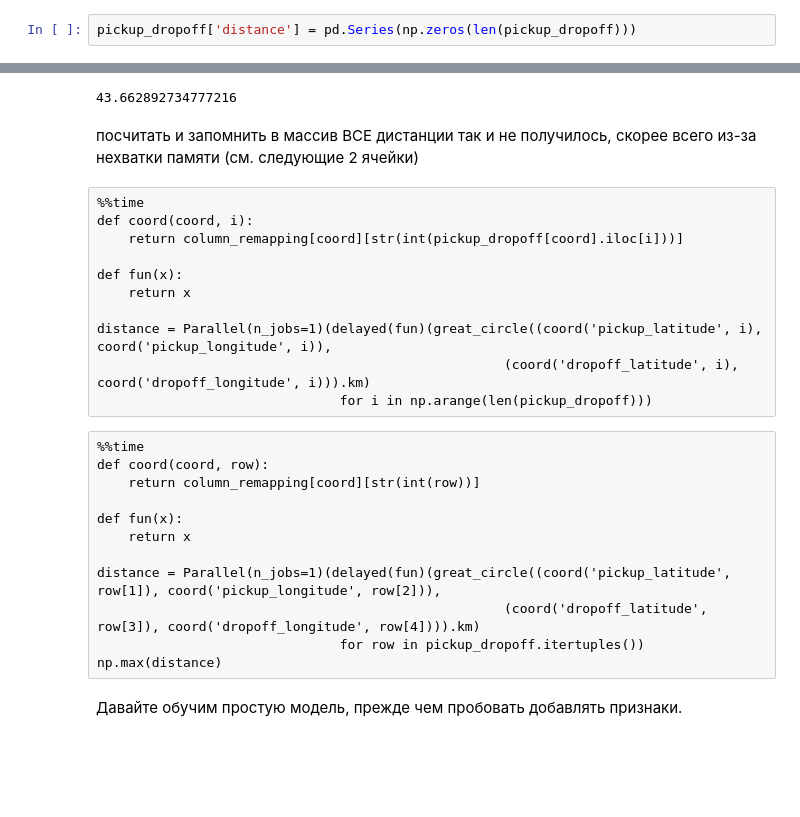
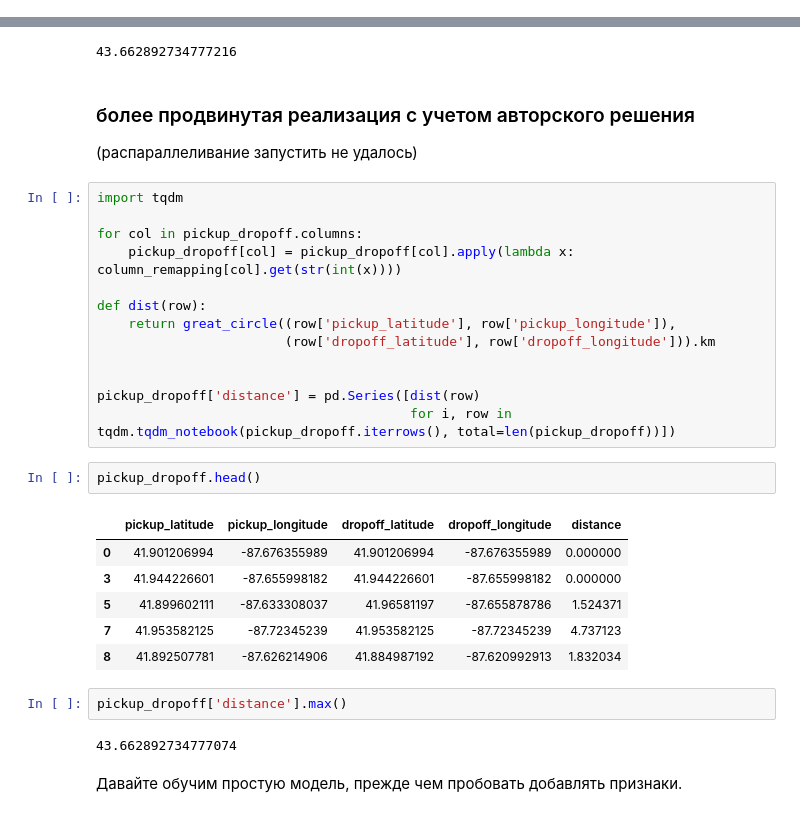
Before and after one commit to shereshevskiy/mlcourse_open, a Jupyter notebook: jupyter_notebooks/topic06_features/[MySolution]_hw6_session2_features.ipynb, the cells around one changed output, grey strips where cells are left out. Saved outputs shown, nothing was run; the diff lists cells and outputs as text; blank space fills up the shorter version.

```diff
--- a/jupyter_notebooks/topic06_features/[MySolution]_hw6_session2_features.ipynb
+++ b/jupyter_notebooks/topic06_features/[MySolution]_hw6_session2_features.ipynb
@@ -132,8 +132,6 @@ from geopy.distance import great_circle
 # %%
 pickup_dropoff = df[['pickup_latitude', 'pickup_longitude',
                      'dropoff_latitude', 'dropoff_longitude']].dropna()
-# %%
-pickup_dropoff['distance'] = pd.Series(np.zeros(len(pickup_dropoff)))
 # %%
 %%timeit
 # пример расчета 1 дистанции
@@ -173,31 +171,35 @@ Wall time: 9min 10s
 max_distance
 # %% [output]
 43.662892734777216
-# %% [markdown]
-посчитать и запомнить в массив ВСЕ дистанции так и не получилось, скорее всего из-за нехватки памяти (см. следующие 2 ячейки)
-# %% [raw]
-%%time
-def coord(coord, i):
-    return column_remapping[coord][str(int(pickup_dropoff[coord].iloc[i]))]
-
-def fun(x):
-    return x
-
-distance = Parallel(n_jobs=1)(delayed(fun)(great_circle((coord('pickup_latitude', i), coord('pickup_longitude', i)),
-                                                    (coord('dropoff_latitude', i), coord('dropoff_longitude', i))).km)
-                               for i in np.arange(len(pickup_dropoff)))
-# %% [raw]
-%%time
-def coord(coord, row):
-    return column_remapping[coord][str(int(row))]
-
-def fun(x):
-    return x
-
-distance = Parallel(n_jobs=1)(delayed(fun)(great_circle((coord('pickup_latitude', row[1]), coord('pickup_longitude', row[2])),
-                                                    (coord('dropoff_latitude', row[3]), coord('dropoff_longitude', row[4]))).km)
-                               for row in pickup_dropoff.itertuples())
-np.max(distance)
+# %% [markdown]
+### более продвинутая реализация с учетом авторского решения
+(распараллеливание запустить не удалось)
+# %%
+import tqdm
+
+for col in pickup_dropoff.columns:
+    pickup_dropoff[col] = pickup_dropoff[col].apply(lambda x: column_remapping[col].get(str(int(x))))
+
+def dist(row):
+    return great_circle((row['pickup_latitude'], row['pickup_longitude']),
+                        (row['dropoff_latitude'], row['dropoff_longitude'])).km
+
+
+pickup_dropoff['distance'] = pd.Series([dist(row)
+                                        for i, row in tqdm.tqdm_notebook(pickup_dropoff.iterrows(), total=len(pickup_dropoff))])
+# %%
+pickup_dropoff.head()
+# %% [output]
+|  | pickup_latitude | pickup_longitude | dropoff_latitude | dropoff_longitude | distance |
+| 0 | 41.901206994 | -87.676355989 | 41.901206994 | -87.676355989 | 0.000000 |
+| 3 | 41.944226601 | -87.655998182 | 41.944226601 | -87.655998182 | 0.000000 |
+| 5 | 41.899602111 | -87.633308037 | 41.96581197 | -87.655878786 | 1.524371 |
+| 7 | 41.953582125 | -87.72345239 | 41.953582125 | -87.72345239 | 4.737123 |
+| 8 | 41.892507781 | -87.626214906 | 41.884987192 | -87.620992913 | 1.832034 |
+# %%
+pickup_dropoff['distance'].max()
+# %% [output]
+43.662892734777074
 # %% [markdown]
 Давайте обучим простую модель, прежде чем пробовать добавлять признаки.
 # %%
```
